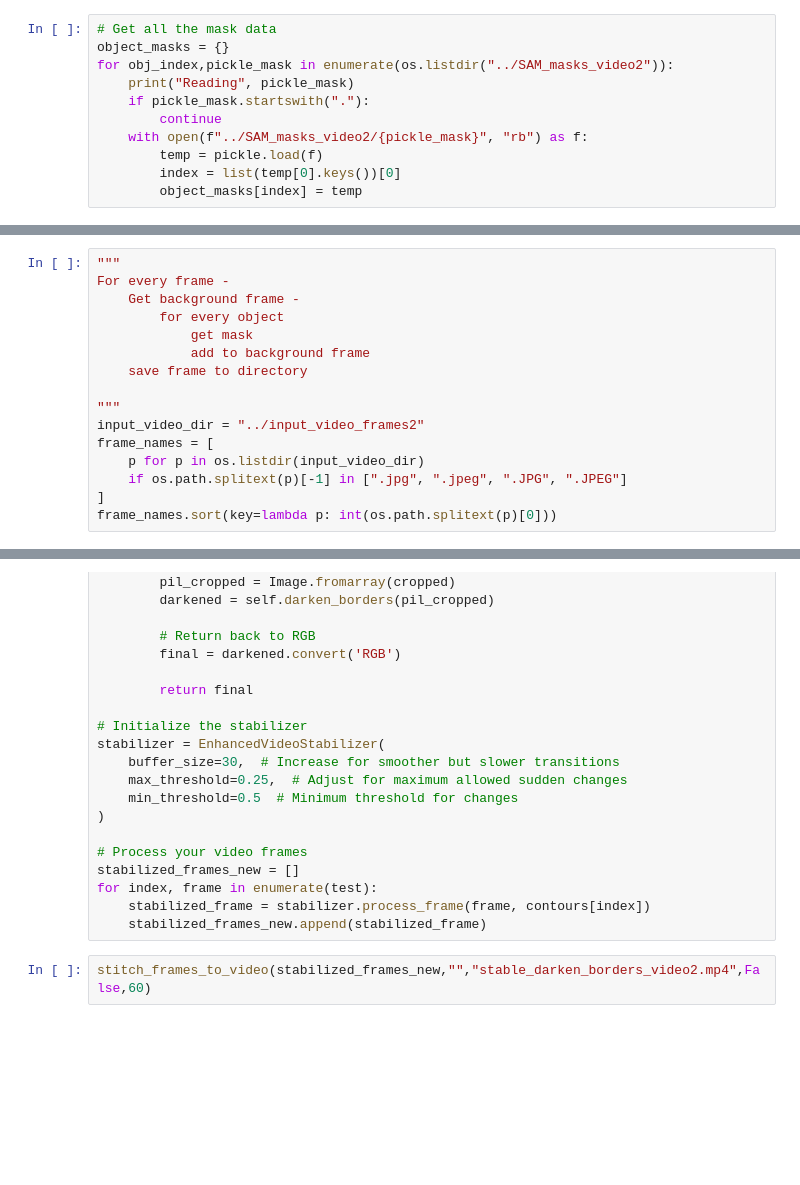
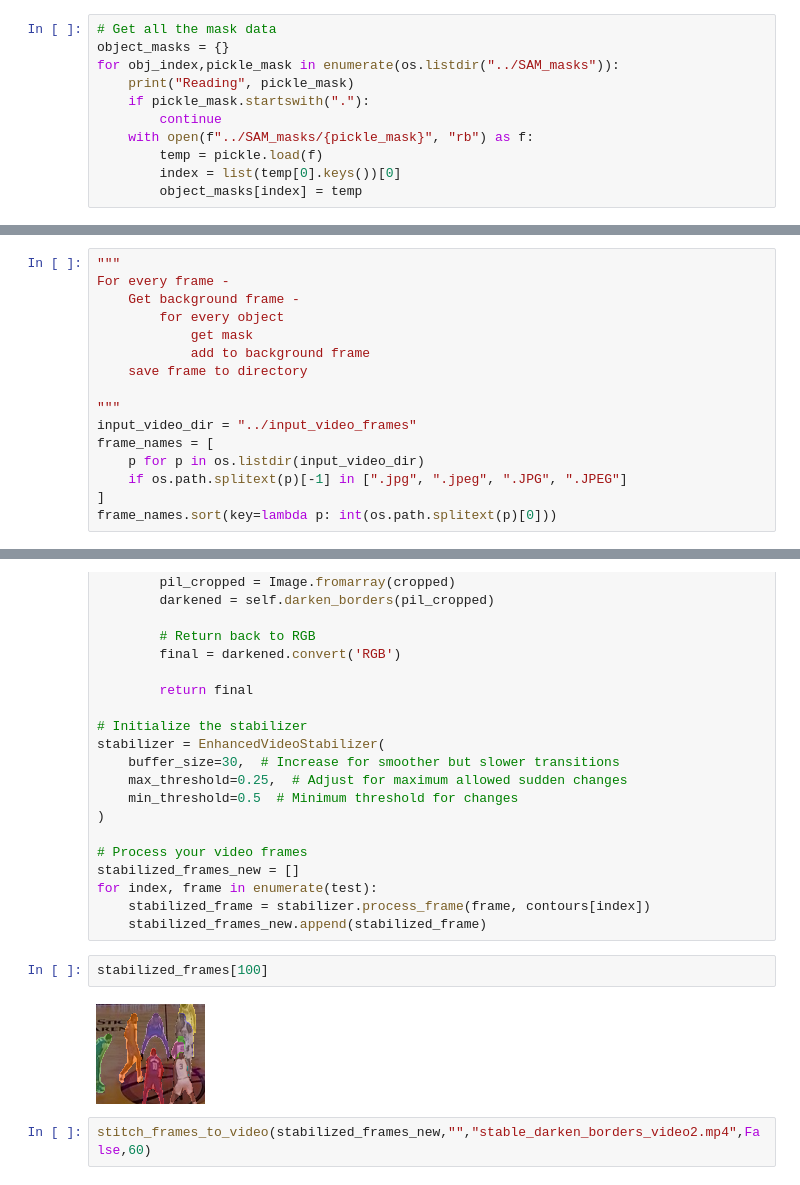
Before and after one commit to VedantZope/CIS-5810---Auto-Zooming-Cameraman, a Jupyter notebook: Post-Processing/SAM Video Stitching.ipynb, the cells around one changed output, grey strips where cells are left out. Saved outputs shown, nothing was run; the diff lists cells and outputs as text; blank space fills up the shorter version.

```diff
--- a/Post-Processing/SAM Video Stitching.ipynb
+++ b/Post-Processing/SAM Video Stitching.ipynb
@@ -50,11 +52,11 @@ def show_mask(mask, ax, obj_id=None, random_color=False):
 # %%
 # Get all the mask data
 object_masks = {}
-for obj_index,pickle_mask in enumerate(os.listdir("../SAM_masks_video2")):
+for obj_index,pickle_mask in enumerate(os.listdir("../SAM_masks")):
     print("Reading", pickle_mask)
     if pickle_mask.startswith("."):
         continue
-    with open(f"../SAM_masks_video2/{pickle_mask}", "rb") as f:
+    with open(f"../SAM_masks/{pickle_mask}", "rb") as f:
         temp = pickle.load(f)
         index = list(temp[0].keys())[0]
         object_masks[index] = temp
@@ -123,7 +125,7 @@ For every frame -
     save frame to directory
 
 """
-input_video_dir = "../input_video_frames2"
+input_video_dir = "../input_video_frames"
 frame_names = [
     p for p in os.listdir(input_video_dir)
     if os.path.splitext(p)[-1] in [".jpg", ".jpeg", ".JPG", ".JPEG"]
@@ -635,6 +648,10 @@ stabilized_frames_new = []
 for index, frame in enumerate(test):
     stabilized_frame = stabilizer.process_frame(frame, contours[index])
     stabilized_frames_new.append(stabilized_frame)
+# %%
+stabilized_frames[100]
+# %% [output]
+[figure, added]
 # %%
 stitch_frames_to_video(stabilized_frames_new,"","stable_darken_borders_video2.mp4",False,60)
 # %% [output]
```
Also changed, not shown: parts of 9 cells of this notebook, 8 other files.
